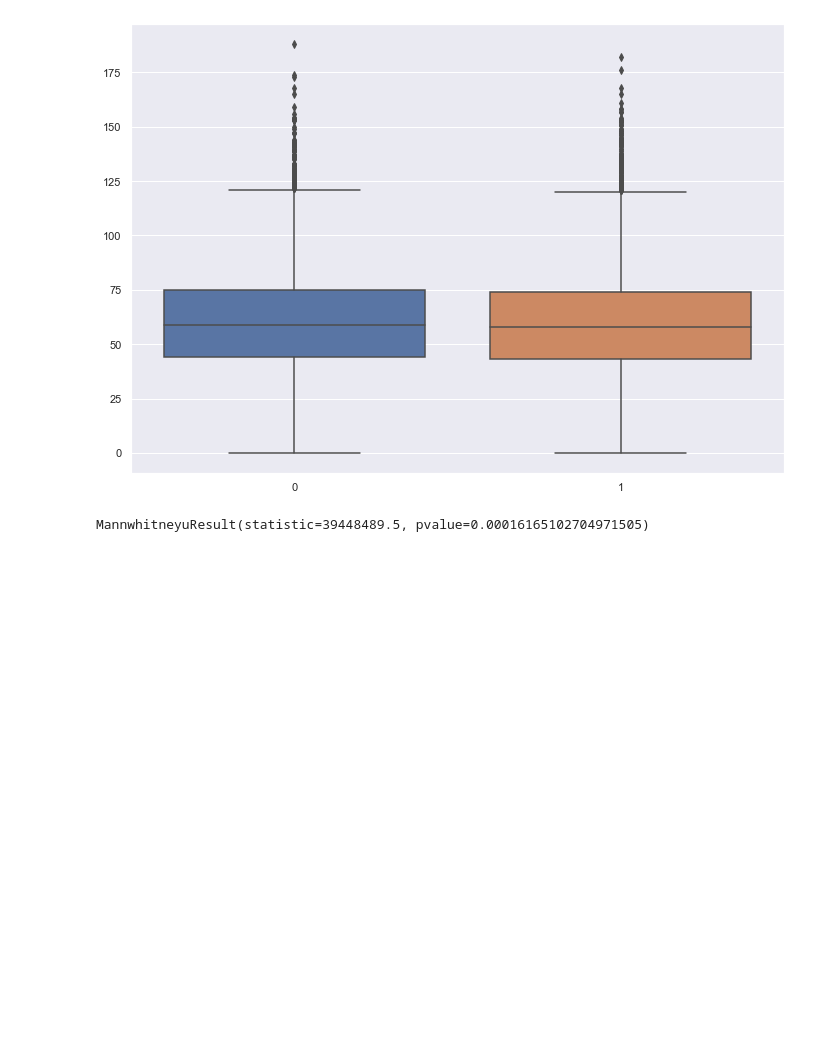
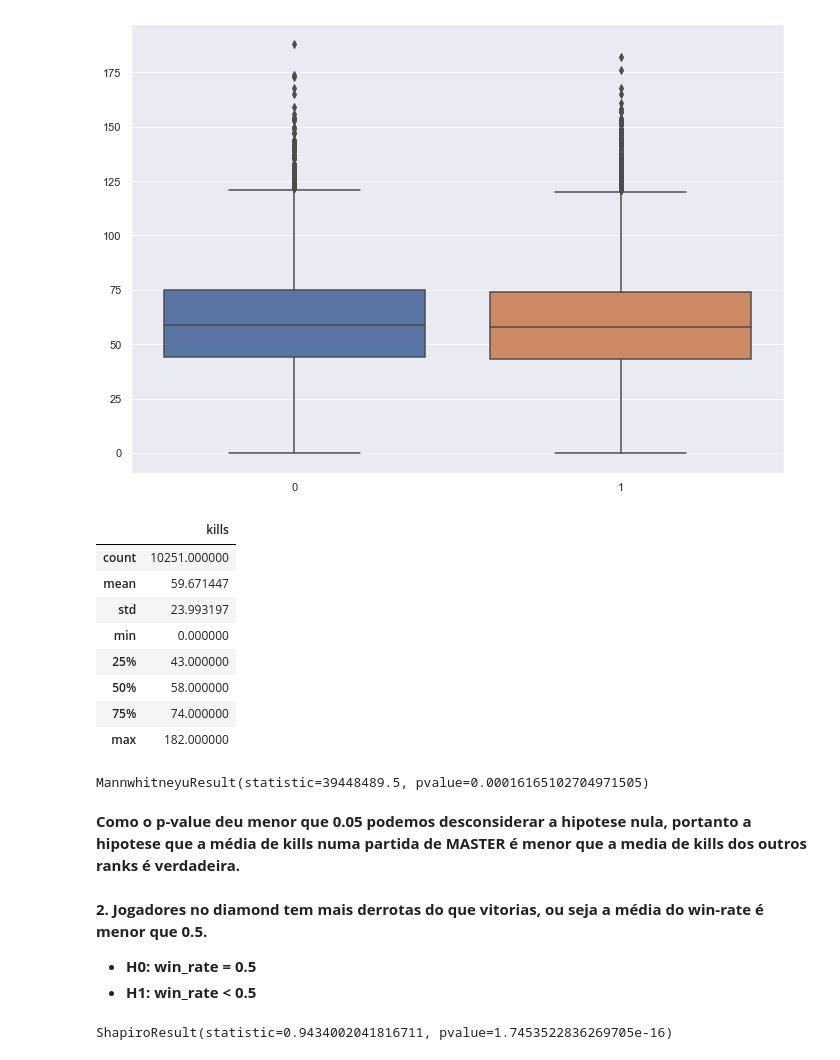
Before and after one commit to rcs8/PredictLolWins, a Jupyter notebook: Processing Data.ipynb, the cells around one changed output. Drawn from its saved outputs; the diff is of its cells as text; code cells hidden in the pictures; blank space fills up the shorter version.

```diff
--- a/Processing Data.ipynb
+++ b/Processing Data.ipynb
@@ -555,6 +555,18 @@ sns.boxplot(data=[data1, data2])
 # %% [output]
 <matplotlib.axes._subplots.AxesSubplot at 0x...>
 [figure]
+# %%
+master_kill_per_match.describe()
+# %% [output]
+|  | kills |
+| count | 10251.000000 |
+| mean | 59.671447 |
+| std | 23.993197 |
+| min | 0.000000 |
+| 25% | 43.000000 |
+| 50% | 58.000000 |
+| 75% | 74.000000 |
+| max | 182.000000 |
 # %%
 stats.mannwhitneyu(master_kill_per_match,diamond_kill_per_match,alternative='less')
 # %% [output]
@@ -563,0 +574,13 @@ MannwhitneyuResult(statistic=39448489.5, pvalue=0.00016165102704971505)
+# %% [markdown]
+**Como o p-value deu menor que 0.05 podemos desconsiderar a hipotese nula, portanto a hipotese que a média de kills numa partida de MASTER é menor que a media de kills dos outros ranks é verdadeira.**
+# %% [markdown]
+**2. Jogadores no diamond tem mais derrotas do que vitorias, ou seja a média do win-rate é menor que 0.5.**
+- **H0: win_rate = 0.5**
+- **H1: win_rate < 0.5**
+# %%
+df_users_seed_PP = pd.read_csv("SummonerFinalData_PP.csv")
+
+df_users_diamond = df_users_seed_PP[df_users_seed_PP['tier'] != 'MASTER']
+stats.shapiro(df_users_diamond['win_rate'])
+# %% [output]
+ShapiroResult(statistic=0.9434002041816711, pvalue=1.7453522836269705e-16)
```
Also changed, not shown: parts of 5 cells of this notebook.
